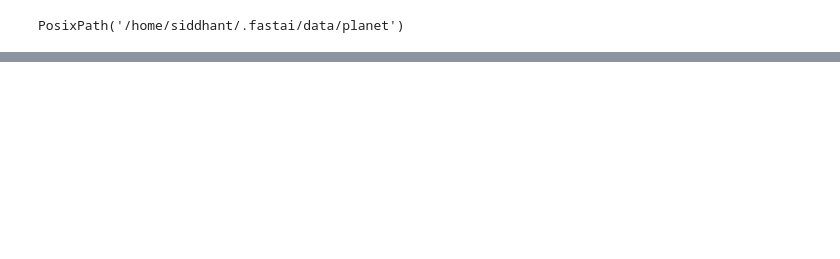
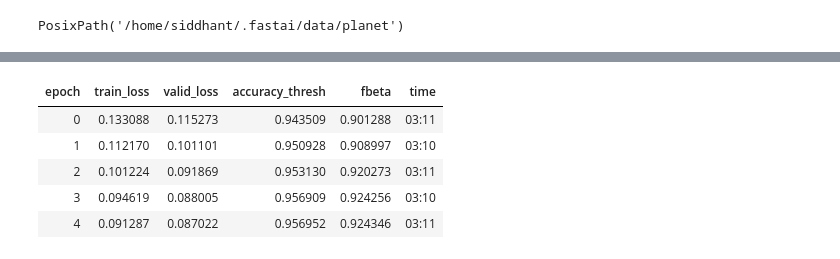
Before and after one commit to siddhantsangwan/amazon_classification, a Jupyter notebook: planet_amazon.ipynb, the cells around one changed output, grey strips where cells are left out. Saved outputs shown, nothing was run; the diff lists cells and outputs as text; code cells hidden in the pictures; blank space fills up the shorter version.

```diff
--- a/planet_amazon.ipynb
+++ b/planet_amazon.ipynb
@@ -25,0 +69,12 @@ unzip:  cannot find or open /home/siddhant/.fastai/data/planet/train_v2.csv.zip,
+# %%
+# picking 1e-2, since we're just entering the slope there
+# well before the valley
+lr = 1e-2
+learn.fit_one_cycle(5, slice(lr))
+# %% [output]
+| epoch | train_loss | valid_loss | accuracy_thresh | fbeta | time |
+| 0 | 0.133088 | 0.115273 | 0.943509 | 0.901288 | 03:11 |
+| 1 | 0.112170 | 0.101101 | 0.950928 | 0.908997 | 03:10 |
+| 2 | 0.101224 | 0.091869 | 0.953130 | 0.920273 | 03:11 |
+| 3 | 0.094619 | 0.088005 | 0.956909 | 0.924256 | 03:10 |
+| 4 | 0.091287 | 0.087022 | 0.956952 | 0.924346 | 03:11 |
```
Also changed, not shown: parts of 15 cells of this notebook.
